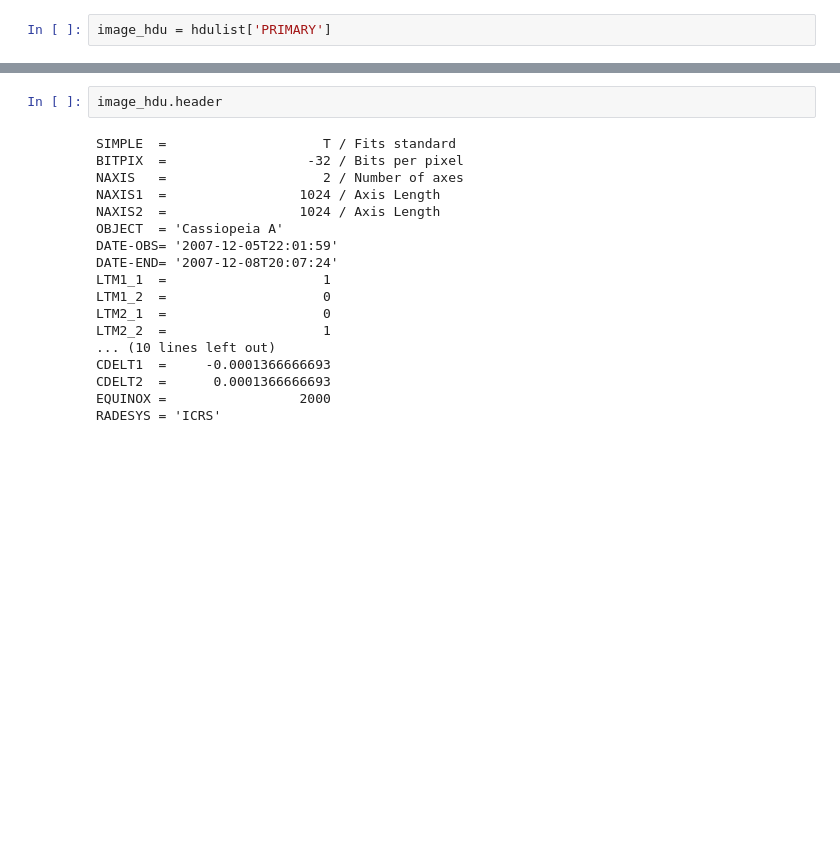
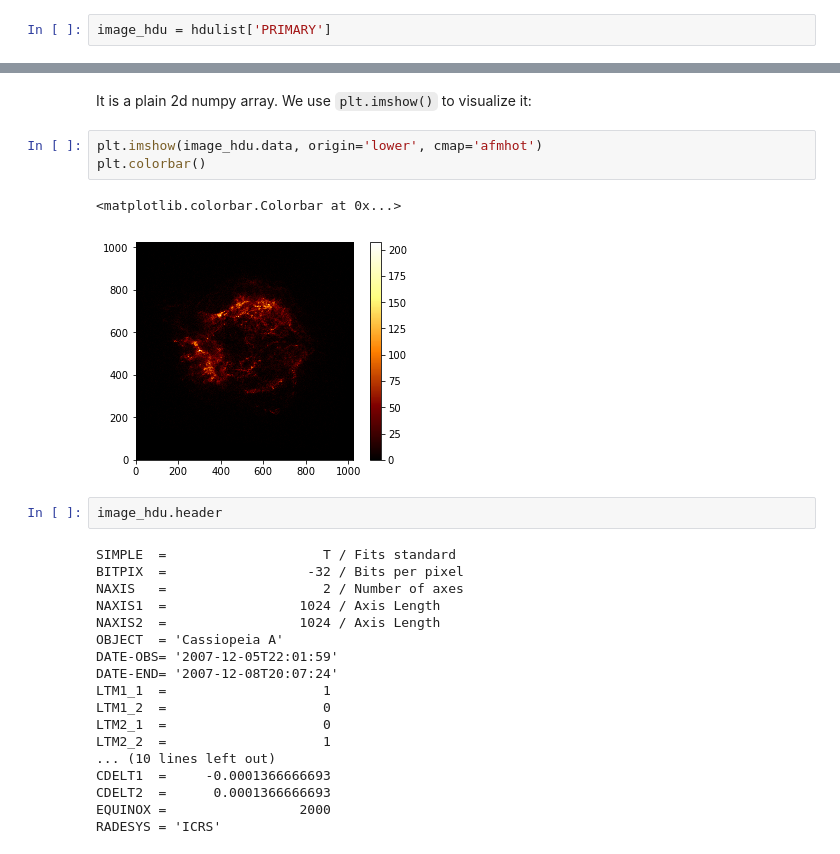
Before and after one commit to Asterics2020-Obelics/School2017, a Jupyter notebook: astropy/astropy_hands_on.ipynb, the cells around one changed output, grey strips where cells are left out. Drawn from its saved outputs; the diff is of its cells as text; blank space fills up the shorter version.

```diff
--- a/astropy/astropy_hands_on.ipynb
+++ b/astropy/astropy_hands_on.ipynb
@@ -305,3 +467,11 @@ image_hdu = hdulist['PRIMARY']
+# %% [markdown]
+It is a plain 2d numpy array. We use `plt.imshow()` to visualize it:
+# %%
+plt.imshow(image_hdu.data, origin='lower', cmap='afmhot')
+plt.colorbar()
+# %% [output]
+<matplotlib.colorbar.Colorbar at 0x...>
+[figure, added]
 # %%
 image_hdu.header
 # %% [output]
```
Also changed, not shown: parts of 57 cells of this notebook, 3 other files.
